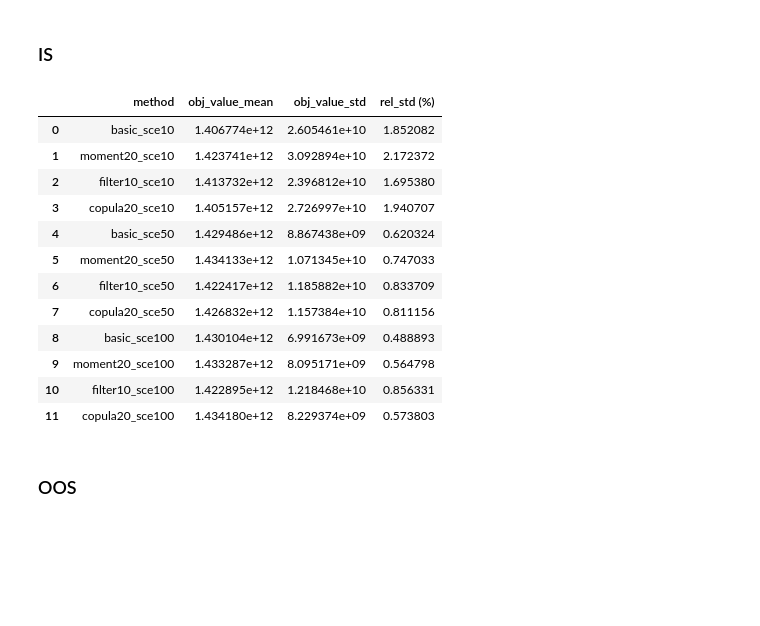
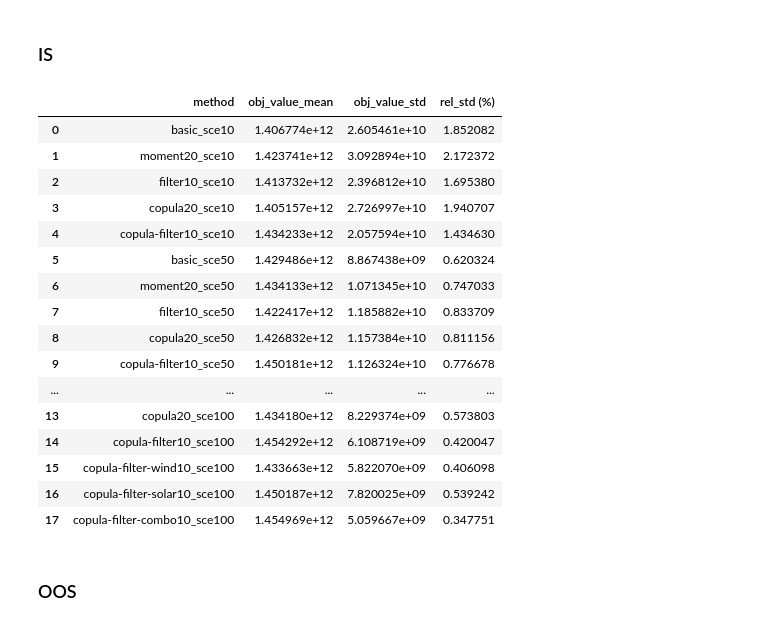
Before and after one commit to iverlg/masteroppgave, a Jupyter notebook: is_and_oos_analysis.ipynb, the cells around one changed output. Saved outputs shown, nothing was run; the diff lists cells and outputs as text; code cells hidden in the pictures; blank space fills up the shorter version.

```diff
--- a/is_and_oos_analysis.ipynb
+++ b/is_and_oos_analysis.ipynb
@@ -3,46 +3,55 @@
 # %%
 import pandas as pd
 
-methods = ["basic", "moment20", "filter10", "copula20"]
+methods = ["basic", "moment20", "filter10", "copula20", "copula-filter10", "copula-filter-wind10", "copula-filter-solar10", "copula-filter-combo10"]
 num_scenarios = [10, 50, 100]
+#methods = ["copula-filter10", "copula-filter-wind10", "copula-filter-solar10", "copula-filter-combo10"]
+#num_scenarios = [100]
 
 final_rows = []
 
 for ns in num_scenarios:
     for method in methods:
         base_folder = f"NewResults/run_in_sample/dataset_europe_agg_v50/{method}/{str(ns)}"
 
         rows = []
+
+        if method in ["copula-filter-wind10", "copula-filter-solar10", "copula-filter-combo10"] and ns not in [100]:
+            continue
 
         for i in range(1, 31):
             objective_value_path = base_folder + "/" + str(i) + "/results_objective.csv"
             df_obj_value = pd.read_csv(objective_value_path)
             obj_value = float(df_obj_value.columns[0].split(":")[1])
             rows.append({"instance": i, "obj_value": obj_value})
 
         df = pd.DataFrame(rows)
         mean_value = df['obj_value'].mean()
         std_value = df['obj_value'].std()
         rel_std = std_value / mean_value * 100 # %
 
         final_rows.append({"method": f"{method}_sce{ns}", "obj_value_mean": mean_value, "obj_value_std": std_value, "rel_std (%)": rel_std})
 
 result_df = pd.DataFrame(final_rows)
 result_df
 # %% [output]
 |  | method | obj_value_mean | obj_value_std | rel_std (%) |
 | 0 | basic_sce10 | 1.406774e+12 | 2.605461e+10 | 1.852082 |
 | 1 | moment20_sce10 | 1.423741e+12 | 3.092894e+10 | 2.172372 |
 | 2 | filter10_sce10 | 1.413732e+12 | 2.396812e+10 | 1.695380 |
 | 3 | copula20_sce10 | 1.405157e+12 | 2.726997e+10 | 1.940707 |
-| 4 | basic_sce50 | 1.429486e+12 | 8.867438e+09 | 0.620324 |
-| 5 | moment20_sce50 | 1.434133e+12 | 1.071345e+10 | 0.747033 |
-| 6 | filter10_sce50 | 1.422417e+12 | 1.185882e+10 | 0.833709 |
-| 7 | copula20_sce50 | 1.426832e+12 | 1.157384e+10 | 0.811156 |
-| 8 | basic_sce100 | 1.430104e+12 | 6.991673e+09 | 0.488893 |
-| 9 | moment20_sce100 | 1.433287e+12 | 8.095171e+09 | 0.564798 |
-| 10 | filter10_sce100 | 1.422895e+12 | 1.218468e+10 | 0.856331 |
-| 11 | copula20_sce100 | 1.434180e+12 | 8.229374e+09 | 0.573803 |
+| 4 | copula-filter10_sce10 | 1.434233e+12 | 2.057594e+10 | 1.434630 |
+| 5 | basic_sce50 | 1.429486e+12 | 8.867438e+09 | 0.620324 |
+| 6 | moment20_sce50 | 1.434133e+12 | 1.071345e+10 | 0.747033 |
+| 7 | filter10_sce50 | 1.422417e+12 | 1.185882e+10 | 0.833709 |
+| 8 | copula20_sce50 | 1.426832e+12 | 1.157384e+10 | 0.811156 |
+| 9 | copula-filter10_sce50 | 1.450181e+12 | 1.126324e+10 | 0.776678 |
+| ... | ... | ... | ... | ... |
+| 13 | copula20_sce100 | 1.434180e+12 | 8.229374e+09 | 0.573803 |
+| 14 | copula-filter10_sce100 | 1.454292e+12 | 6.108719e+09 | 0.420047 |
+| 15 | copula-filter-wind10_sce100 | 1.433663e+12 | 5.822070e+09 | 0.406098 |
+| 16 | copula-filter-solar10_sce100 | 1.450187e+12 | 7.820025e+09 | 0.539242 |
+| 17 | copula-filter-combo10_sce100 | 1.454969e+12 | 5.059667e+09 | 0.347751 |
 # %% [markdown]
 ### OOS
 # %%
```
Also changed, not shown: parts of 4 cells of this notebook, 29 other files.
